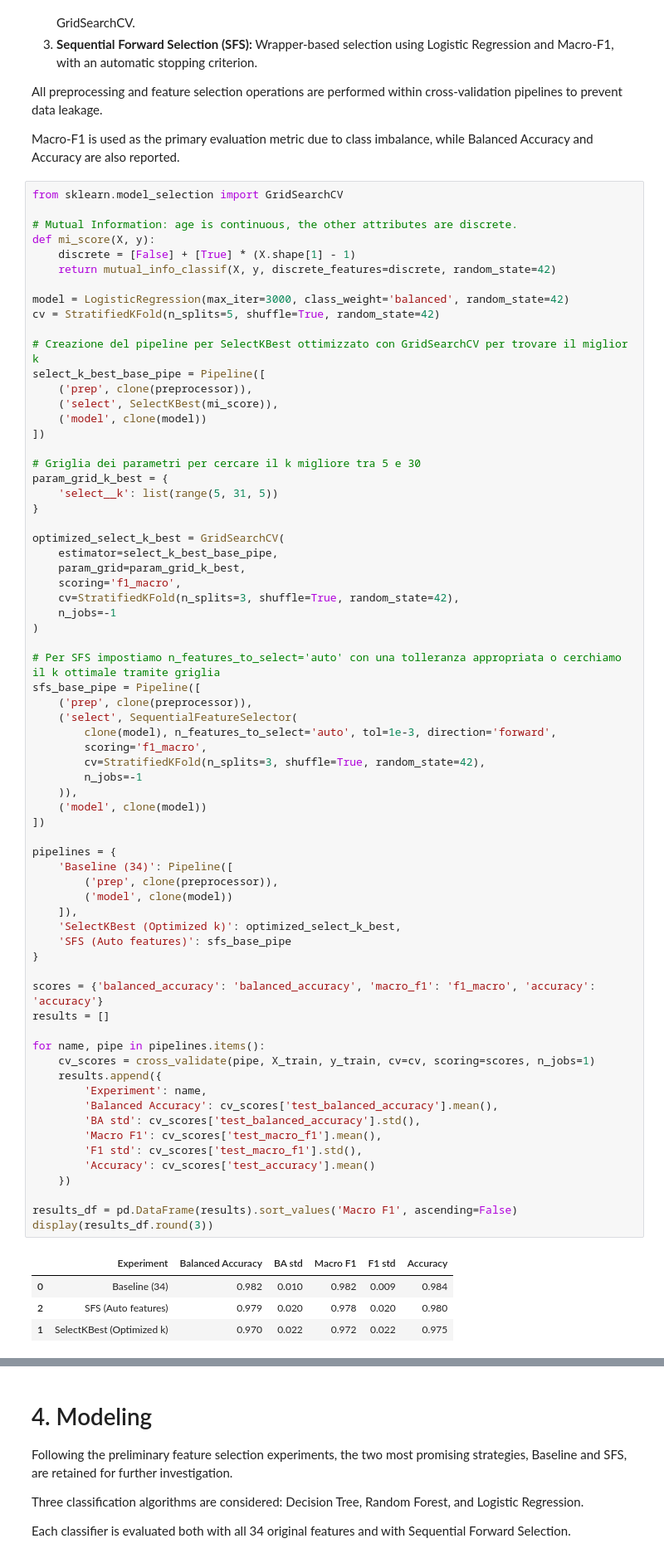
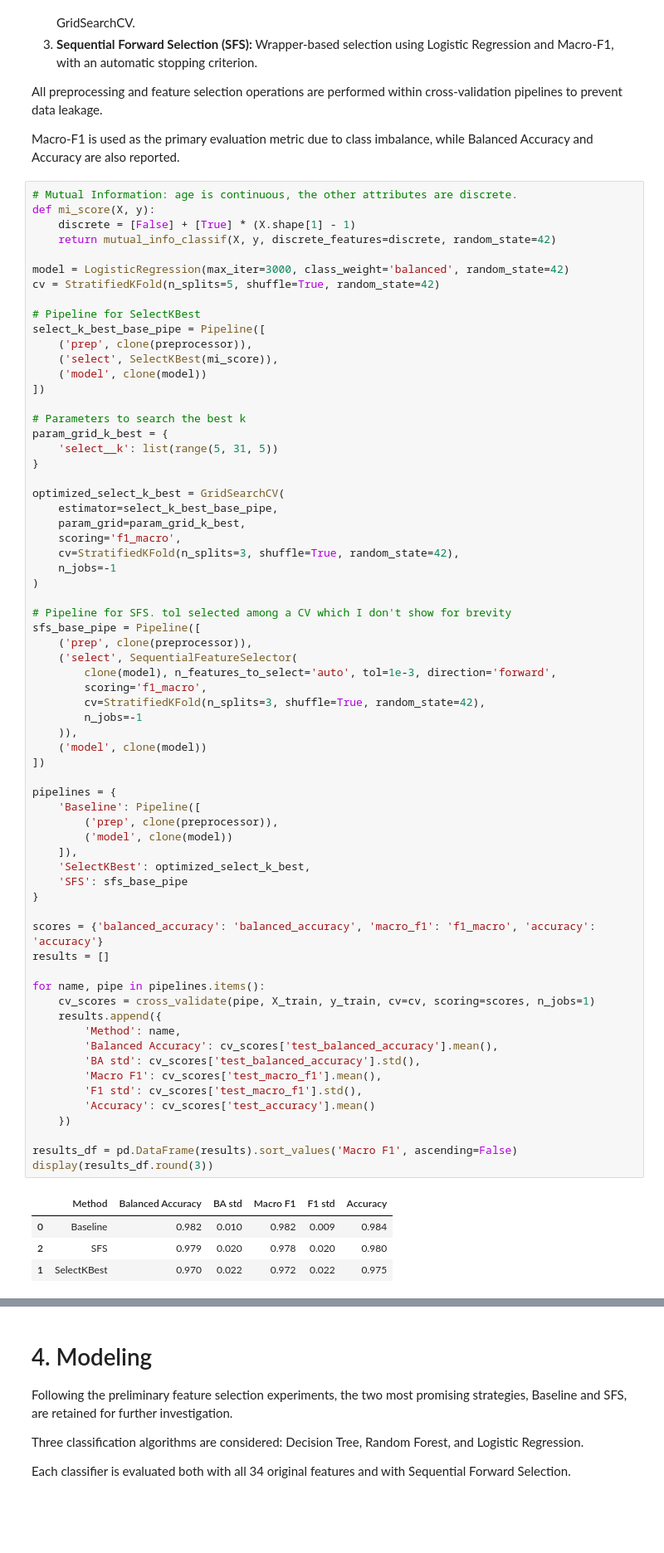
Before and after one commit to lolloantonioli/dermatology-disease-classification, a Jupyter notebook: dermatology_disease_classification.ipynb, the cells around one changed output, grey strips where cells are left out. Shown at 83% size. Cells and saved outputs as stored; diff of their text form; blank space fills up the shorter version.

```diff
--- a/dermatology_disease_classification.ipynb
+++ b/dermatology_disease_classification.ipynb
@@ -1284,8 +1226,6 @@ All preprocessing and feature selection operations are performed within cross-va
 
 Macro-F1 is used as the primary evaluation metric due to class imbalance, while Balanced Accuracy and Accuracy are also reported.
 # %%
-from sklearn.model_selection import GridSearchCV
-
 # Mutual Information: age is continuous, the other attributes are discrete.
 def mi_score(X, y):
     discrete = [False] + [True] * (X.shape[1] - 1)
@@ -1294,14 +1234,14 @@ def mi_score(X, y):
 model = LogisticRegression(max_iter=3000, class_weight='balanced', random_state=42)
 cv = StratifiedKFold(n_splits=5, shuffle=True, random_state=42)
 
-# Creazione del pipeline per SelectKBest ottimizzato con GridSearchCV per trovare il miglior k
+# Pipeline for SelectKBest
 select_k_best_base_pipe = Pipeline([
     ('prep', clone(preprocessor)),
     ('select', SelectKBest(mi_score)),
     ('model', clone(model))
 ])
 
-# Griglia dei parametri per cercare il k migliore tra 5 e 30
+# Parameters to search the best k
 param_grid_k_best = {
     'select__k': list(range(5, 31, 5))
 }
@@ -1314,47 +1254,47 @@ optimized_select_k_best = GridSearchCV(
     n_jobs=-1
 )
 
-# Per SFS impostiamo n_features_to_select='auto' con una tolleranza appropriata o cerchiamo il k ottimale tramite griglia
+# Pipeline for SFS. tol selected among a CV which I don't show for brevity
 sfs_base_pipe = Pipeline([
     ('prep', clone(preprocessor)),
     ('select', SequentialFeatureSelector(
         clone(model), n_features_to_select='auto', tol=1e-3, direction='forward',
         scoring='f1_macro',
         cv=StratifiedKFold(n_splits=3, shuffle=True, random_state=42),
         n_jobs=-1
     )),
     ('model', clone(model))
 ])
 
 pipelines = {
-    'Baseline (34)': Pipeline([
+    'Baseline': Pipeline([
         ('prep', clone(preprocessor)),
         ('model', clone(model))
     ]),
-    'SelectKBest (Optimized k)': optimized_select_k_best,
-    'SFS (Auto features)': sfs_base_pipe
+    'SelectKBest': optimized_select_k_best,
+    'SFS': sfs_base_pipe
 }
 
 scores = {'balanced_accuracy': 'balanced_accuracy', 'macro_f1': 'f1_macro', 'accuracy': 'accuracy'}
 results = []
 
 for name, pipe in pipelines.items():
     cv_scores = cross_validate(pipe, X_train, y_train, cv=cv, scoring=scores, n_jobs=1)
     results.append({
-        'Experiment': name,
+        'Method': name,
         'Balanced Accuracy': cv_scores['test_balanced_accuracy'].mean(),
         'BA std': cv_scores['test_balanced_accuracy'].std(),
         'Macro F1': cv_scores['test_macro_f1'].mean(),
         'F1 std': cv_scores['test_macro_f1'].std(),
         'Accuracy': cv_scores['test_accuracy'].mean()
     })
 
 results_df = pd.DataFrame(results).sort_values('Macro F1', ascending=False)
 display(results_df.round(3))
 # %% [output]
-|  | Experiment | Balanced Accuracy | BA std | Macro F1 | F1 std | Accuracy |
-| 0 | Baseline (34) | 0.982 | 0.010 | 0.982 | 0.009 | 0.984 |
-| 2 | SFS (Auto features) | 0.979 | 0.020 | 0.978 | 0.020 | 0.980 |
-| 1 | SelectKBest (Optimized k) | 0.970 | 0.022 | 0.972 | 0.022 | 0.975 |
+|  | Method | Balanced Accuracy | BA std | Macro F1 | F1 std | Accuracy |
+| 0 | Baseline | 0.982 | 0.010 | 0.982 | 0.009 | 0.984 |
+| 2 | SFS | 0.979 | 0.020 | 0.978 | 0.020 | 0.980 |
+| 1 | SelectKBest | 0.970 | 0.022 | 0.972 | 0.022 | 0.975 |
 # %%
 # SelectKBest
```
Also changed, not shown: parts of 32 cells of this notebook.
